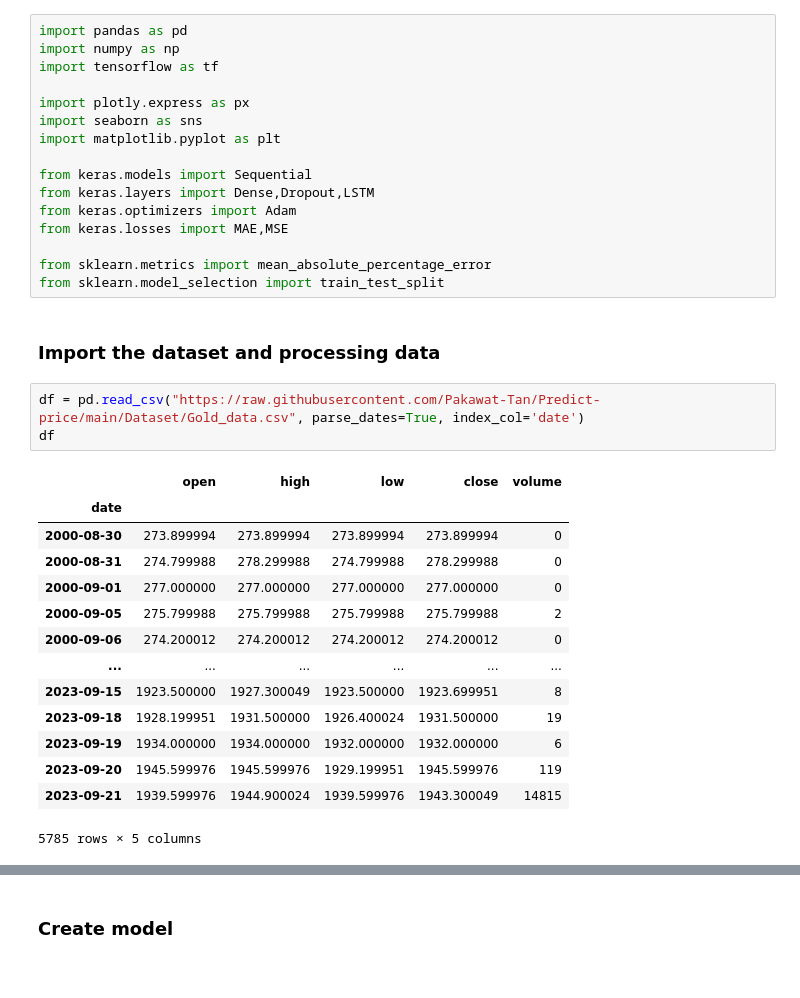
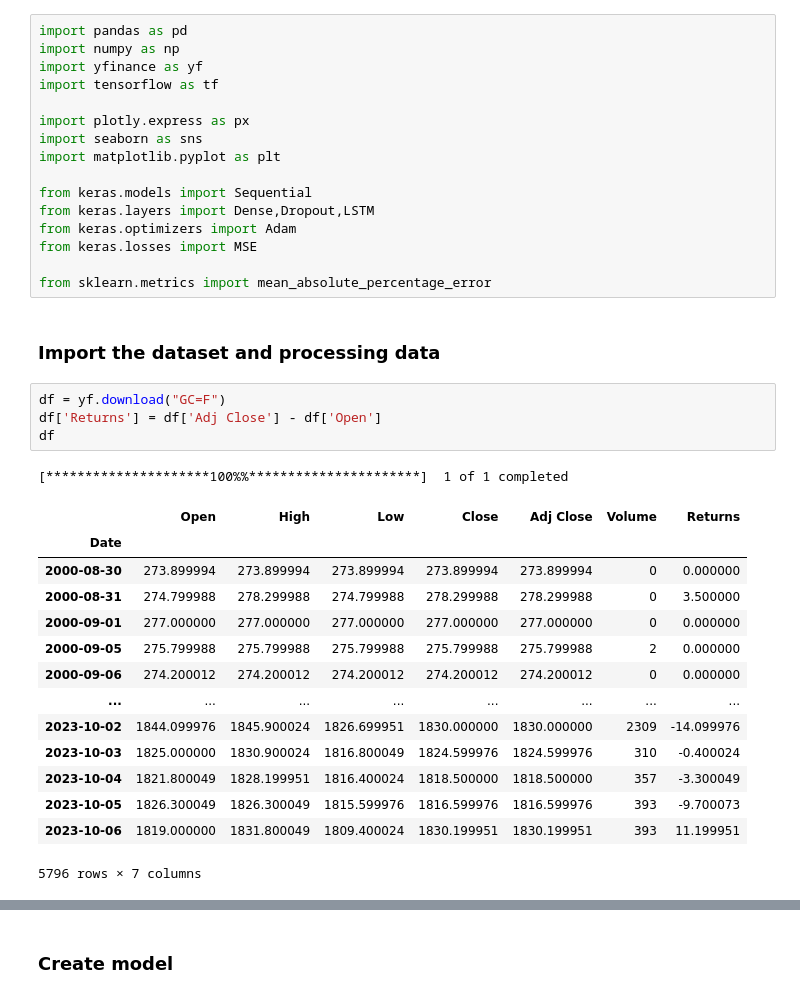
Before and after one commit to B11070043/Predict-price, a Jupyter notebook: Model.ipynb, the cells around one changed output, grey strips where cells are left out. Drawn from its saved outputs; the diff is of its cells as text.

```diff
--- a/Model.ipynb
+++ b/Model.ipynb
@@ -1,6 +1,7 @@
 # %%
 import pandas as pd
 import numpy as np
+import yfinance as yf
 import tensorflow as tf
 
 import plotly.express as px
@@ -10,28 +11,29 @@ import matplotlib.pyplot as plt
 from keras.models import Sequential
 from keras.layers import Dense,Dropout,LSTM
 from keras.optimizers import Adam
-from keras.losses import MAE,MSE
+from keras.losses import MSE
 
 from sklearn.metrics import mean_absolute_percentage_error
-from sklearn.model_selection import train_test_split
 # %% [markdown]
 ### Import the dataset and processing data
-# %%
-df = pd.read_csv("https://raw.githubusercontent.com/Pakawat-Tan/Predict-price/main/Dataset/Gold_data.csv", parse_dates=True, index_col='date')
-df
-# %% [output]
-|  | open | high | low | close | volume |
-| date |  |  |  |  |  |
-| 2000-08-30 | 273.899994 | 273.899994 | 273.899994 | 273.899994 | 0 |
-| 2000-08-31 | 274.799988 | 278.299988 | 274.799988 | 278.299988 | 0 |
-| 2000-09-01 | 277.000000 | 277.000000 | 277.000000 | 277.000000 | 0 |
-| 2000-09-05 | 275.799988 | 275.799988 | 275.799988 | 275.799988 | 2 |
-| 2000-09-06 | 274.200012 | 274.200012 | 274.200012 | 274.200012 | 0 |
-| ... | ... | ... | ... | ... | ... |
-| 2023-09-15 | 1923.500000 | 1927.300049 | 1923.500000 | 1923.699951 | 8 |
-| 2023-09-18 | 1928.199951 | 1931.500000 | 1926.400024 | 1931.500000 | 19 |
-| 2023-09-19 | 1934.000000 | 1934.000000 | 1932.000000 | 1932.000000 | 6 |
-| 2023-09-20 | 1945.599976 | 1945.599976 | 1929.199951 | 1945.599976 | 119 |
-| 2023-09-21 | 1939.599976 | 1944.900024 | 1939.599976 | 1943.300049 | 14815 |
-5785 rows × 5 columns
+# %%
+df = yf.download("GC=F")
+df['Returns'] = df['Adj Close'] - df['Open']
+df
+# %% [output]
+[*********************100%%**********************]  1 of 1 completed
+|  | Open | High | Low | Close | Adj Close | Volume | Returns |
+| Date |  |  |  |  |  |  |  |
+| 2000-08-30 | 273.899994 | 273.899994 | 273.899994 | 273.899994 | 273.899994 | 0 | 0.000000 |
+| 2000-08-31 | 274.799988 | 278.299988 | 274.799988 | 278.299988 | 278.299988 | 0 | 3.500000 |
+| 2000-09-01 | 277.000000 | 277.000000 | 277.000000 | 277.000000 | 277.000000 | 0 | 0.000000 |
+| 2000-09-05 | 275.799988 | 275.799988 | 275.799988 | 275.799988 | 275.799988 | 2 | 0.000000 |
+| 2000-09-06 | 274.200012 | 274.200012 | 274.200012 | 274.200012 | 274.200012 | 0 | 0.000000 |
+| ... | ... | ... | ... | ... | ... | ... | ... |
+| 2023-10-02 | 1844.099976 | 1845.900024 | 1826.699951 | 1830.000000 | 1830.000000 | 2309 | -14.099976 |
+| 2023-10-03 | 1825.000000 | 1830.900024 | 1816.800049 | 1824.599976 | 1824.599976 | 310 | -0.400024 |
+| 2023-10-04 | 1821.800049 | 1828.199951 | 1816.400024 | 1818.500000 | 1818.500000 | 357 | -3.300049 |
+| 2023-10-05 | 1826.300049 | 1826.300049 | 1815.599976 | 1816.599976 | 1816.599976 | 393 | -9.700073 |
+| 2023-10-06 | 1819.000000 | 1831.800049 | 1809.400024 | 1830.199951 | 1830.199951 | 393 | 11.199951 |
+5796 rows × 7 columns
 # %%
```
Also changed, not shown: parts of 21 cells of this notebook.
